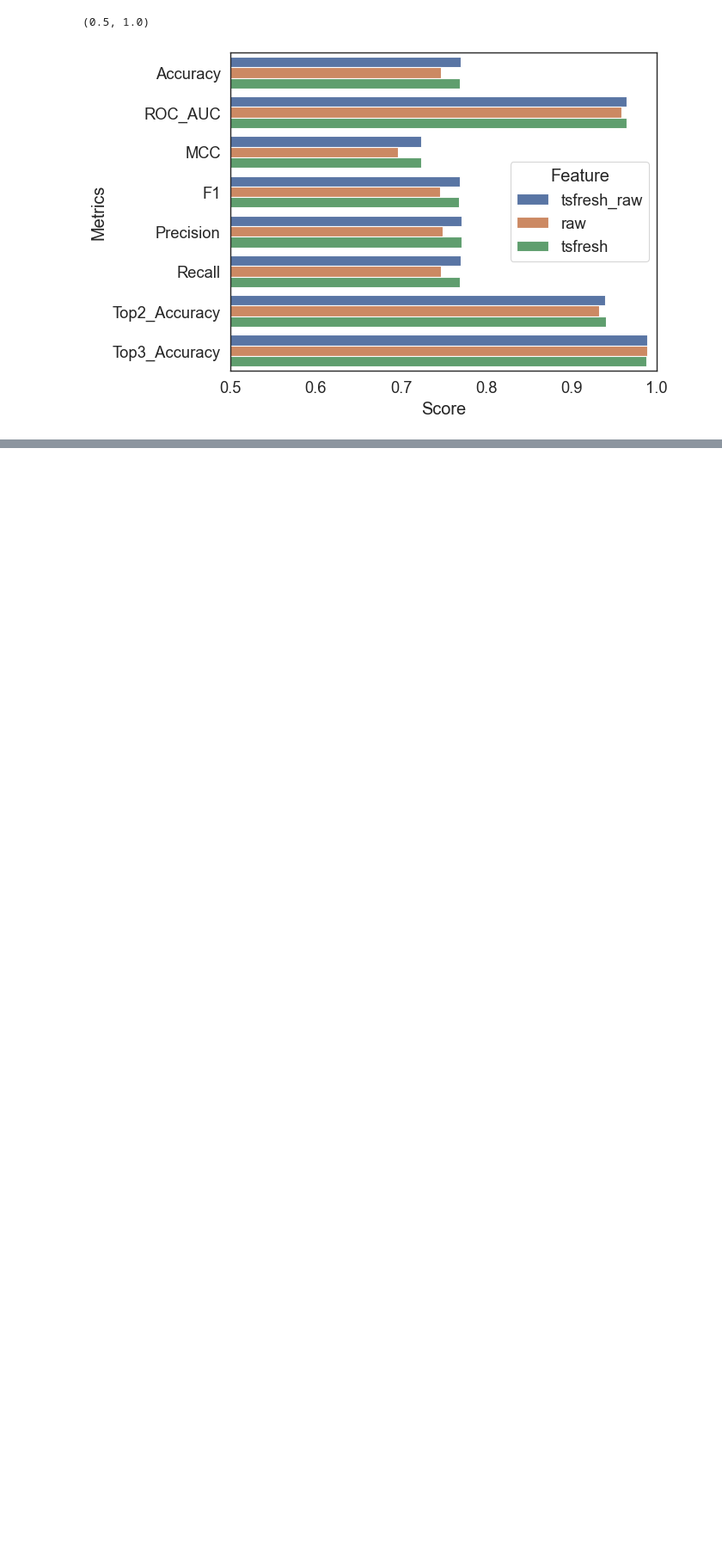
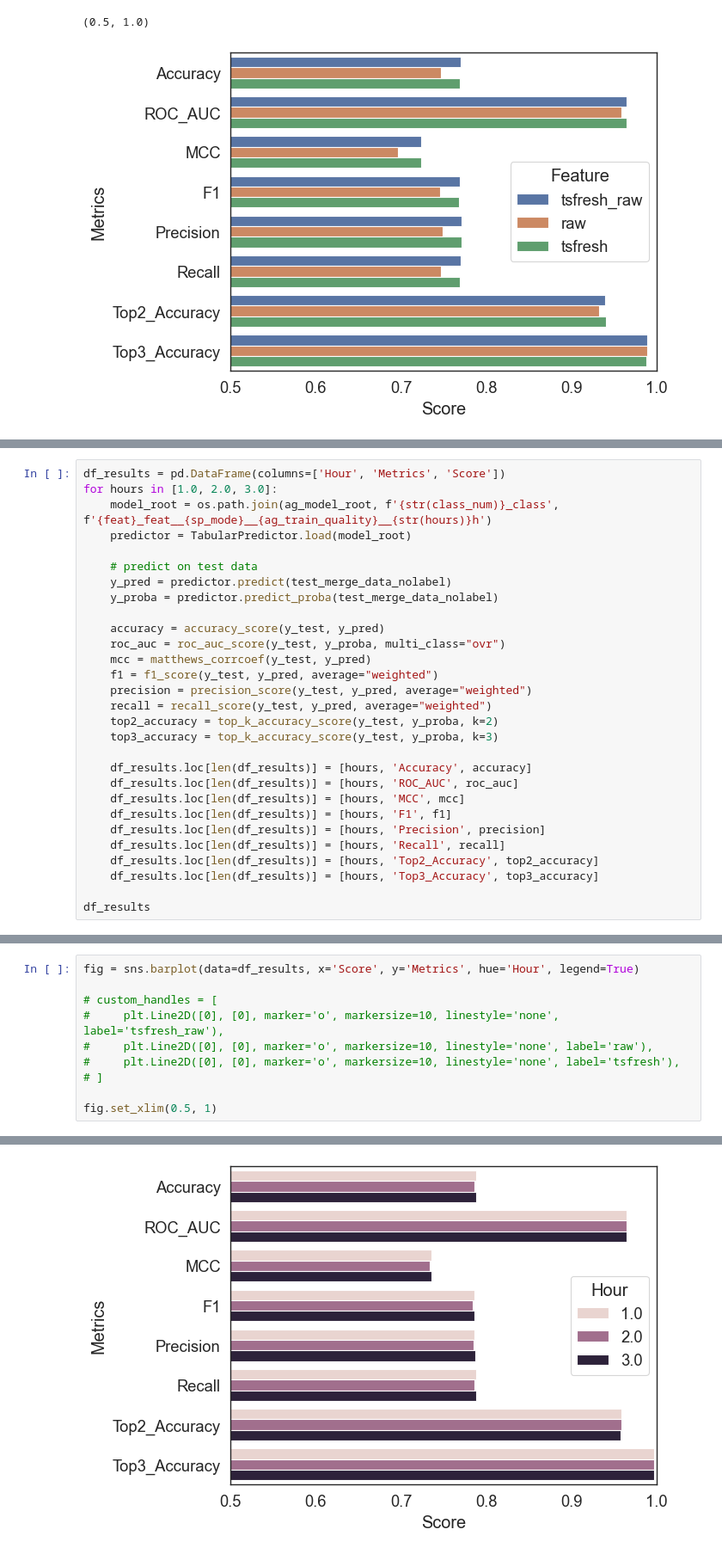
Before and after one commit to tom832/Classification_of_Substrate_Orders_in_Reaction_Kinetics, a Jupyter notebook: ag_result_analysis.ipynb, the cells around one changed output, grey strips where cells are left out. Shown: that part at 86% size. Drawn from its saved outputs; the diff is of its cells as text; blank space fills up the shorter version.

Commit message:
update benchmark training time

```diff
--- a/ag_result_analysis.ipynb
+++ b/ag_result_analysis.ipynb
@@ -798,0 +848,29 @@ fig.set_xlim(0.5, 1)
+# %%
+df_results = pd.DataFrame(columns=['Hour', 'Metrics', 'Score'])
+for hours in [1.0, 2.0, 3.0]:
+    model_root = os.path.join(ag_model_root, f'{str(class_num)}_class', f'{feat}_feat__{sp_mode}__{ag_train_quality}__{str(hours)}h')
+    predictor = TabularPredictor.load(model_root)
+
+    # predict on test data
+    y_pred = predictor.predict(test_merge_data_nolabel)
+    y_proba = predictor.predict_proba(test_merge_data_nolabel)
+
+    accuracy = accuracy_score(y_test, y_pred)
+    roc_auc = roc_auc_score(y_test, y_proba, multi_class="ovr")
+    mcc = matthews_corrcoef(y_test, y_pred)
+    f1 = f1_score(y_test, y_pred, average="weighted")
+    precision = precision_score(y_test, y_pred, average="weighted")
+    recall = recall_score(y_test, y_pred, average="weighted")
+    top2_accuracy = top_k_accuracy_score(y_test, y_proba, k=2)
+    top3_accuracy = top_k_accuracy_score(y_test, y_proba, k=3)
+
+    df_results.loc[len(df_results)] = [hours, 'Accuracy', accuracy]
+    df_results.loc[len(df_results)] = [hours, 'ROC_AUC', roc_auc]
+    df_results.loc[len(df_results)] = [hours, 'MCC', mcc]
+    df_results.loc[len(df_results)] = [hours, 'F1', f1]
+    df_results.loc[len(df_results)] = [hours, 'Precision', precision]
+    df_results.loc[len(df_results)] = [hours, 'Recall', recall]
+    df_results.loc[len(df_results)] = [hours, 'Top2_Accuracy', top2_accuracy]
+    df_results.loc[len(df_results)] = [hours, 'Top3_Accuracy', top3_accuracy]
+
+df_results
@@ -798,0 +895,11 @@ fig.set_xlim(0.5, 1)
+# %%
+fig = sns.barplot(data=df_results, x='Score', y='Metrics', hue='Hour', legend=True)
+
+# custom_handles = [
+#     plt.Line2D([0], [0], marker='o', markersize=10, linestyle='none', label='tsfresh_raw'),
+#     plt.Line2D([0], [0], marker='o', markersize=10, linestyle='none', label='raw'),
+#     plt.Line2D([0], [0], marker='o', markersize=10, linestyle='none', label='tsfresh'),
+# ]
+
+fig.set_xlim(0.5, 1)
+# %% [output]
@@ -798,0 +907 @@ fig.set_xlim(0.5, 1)
+[figure, added]
```
Also changed, not shown: parts of 6 cells of this notebook.
